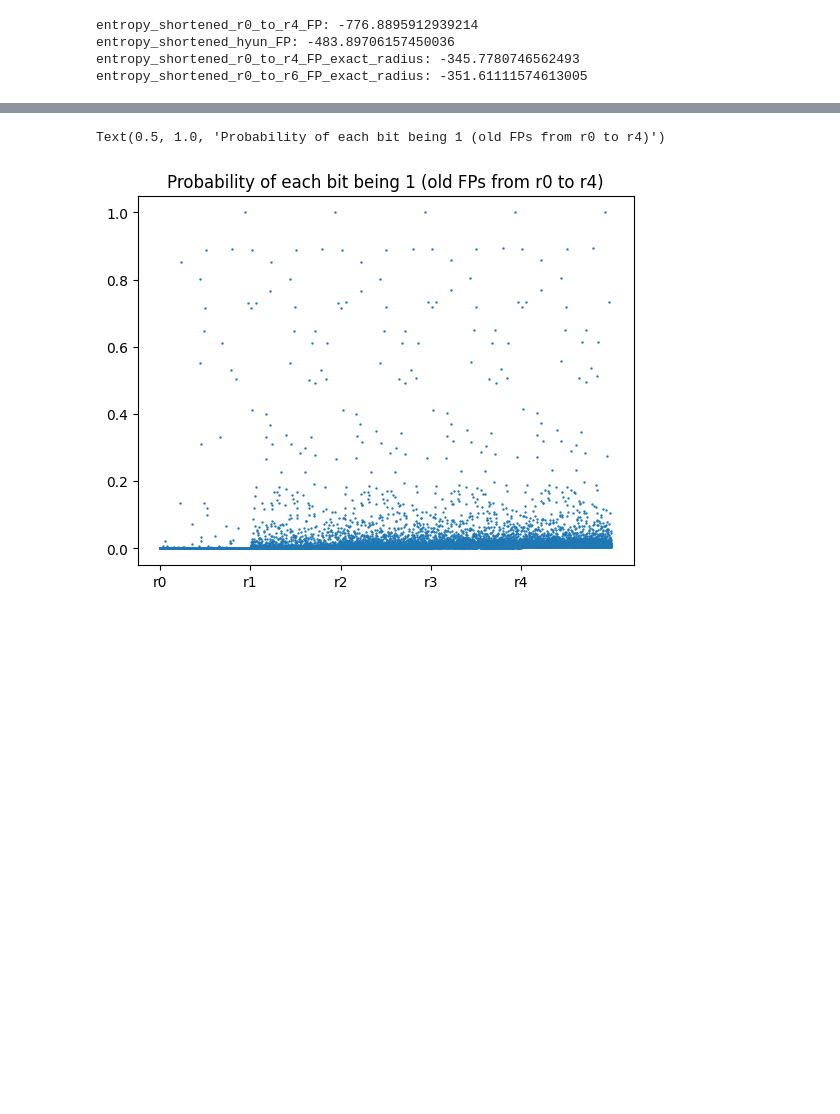
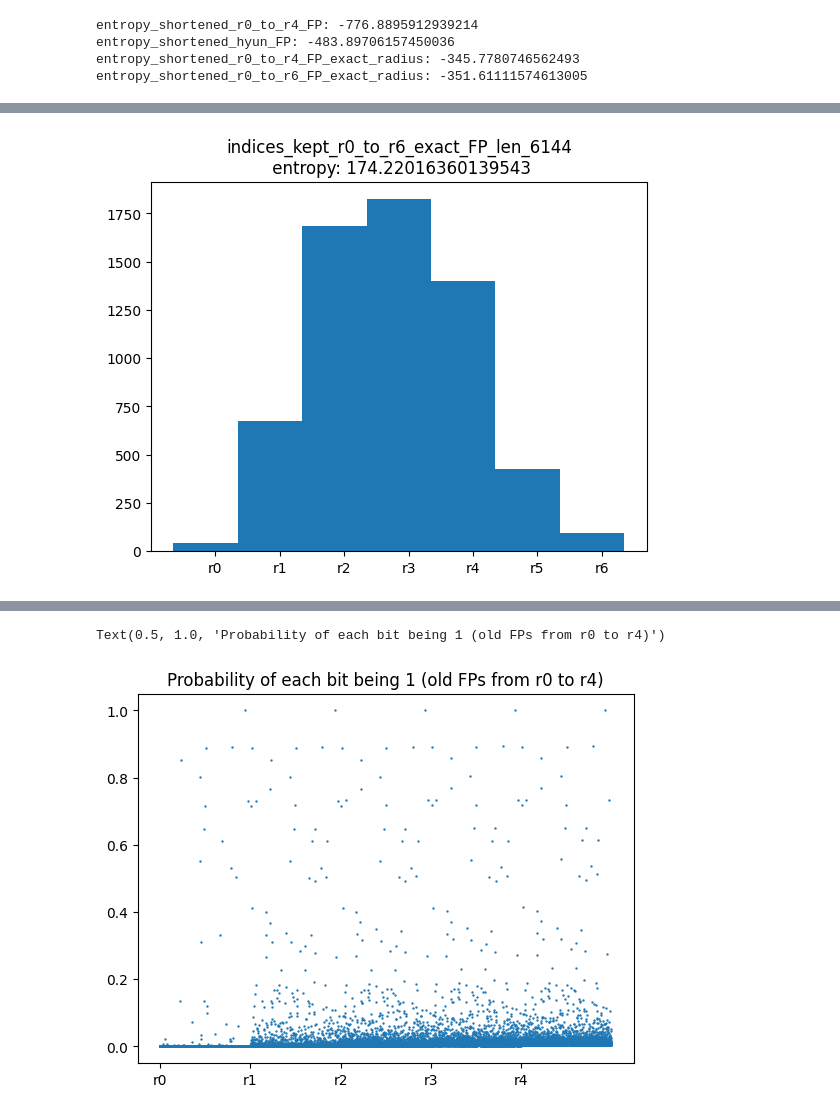
Before and after one commit to xwd0418/Spectre, a Jupyter notebook: notebooks/dataset_building/wangdong_inspect_current_6144r2_fp.ipynb, the cells around one changed output, grey strips where cells are left out. Cells and saved outputs as stored; diff of their text form; code cells hidden in the pictures; blank space fills up the shorter version.

```diff
--- a/notebooks/dataset_building/wangdong_inspect_current_6144r2_fp.ipynb
+++ b/notebooks/dataset_building/wangdong_inspect_current_6144r2_fp.ipynb
@@ -13,8 +13,8 @@ Normal: radius 2048, radius 6144
 Then pick top 6144
 # %%
 
-
-
+import pickle
+from pathlib import Path
 import time, torch, os
 from fingerprint_utils import FP_generator
 batch_size=64
@@ -23,9 +23,3 @@ import numpy as np
 from matplotlib import pyplot as plt
 from rdkit.Chem import AllChem
 from rdkit import Chem
-
-
-path_dir = "/workspace/SMILES_dataset/train/"
-import pickle
-smile = pickle.load(open(f"{path_dir}/SMILES/index.pkl", "rb"))
-smile[0]
@@ -257,0 +305,13 @@ Text(0.5, 1.0, 'indices_kept_r0_to_r6')
+# %%
+r0_to_r6_exact_FP_count = np.load("count_exact_r0_to_r6_FP.npy")
+
+entropy_r0_to_r7_exact, indices_kept = keep_smallest_entropy(r0_to_r6_exact_FP_count)
+
+# entropy = compute_entropy(data=count_exact, use_natural_log=False)
+# np.argsort(entropy)[:6144]
+
+plt.title(f"indices_kept_r0_to_r6_exact_FP_len_6144\n entropy: {entropy_r0_to_r7_exact*-1}")
+plt.hist(indices_kept, bins=np.arange(0,6144*8, 6144))
+out = plt.xticks(np.arange(0,6144*7, 6144)+4000, labels=[f"r{r}" for r in range(7)])
+# %% [output]
+[figure, added]
```
Also changed, not shown: parts of 40 cells of this notebook, 12 other files.
